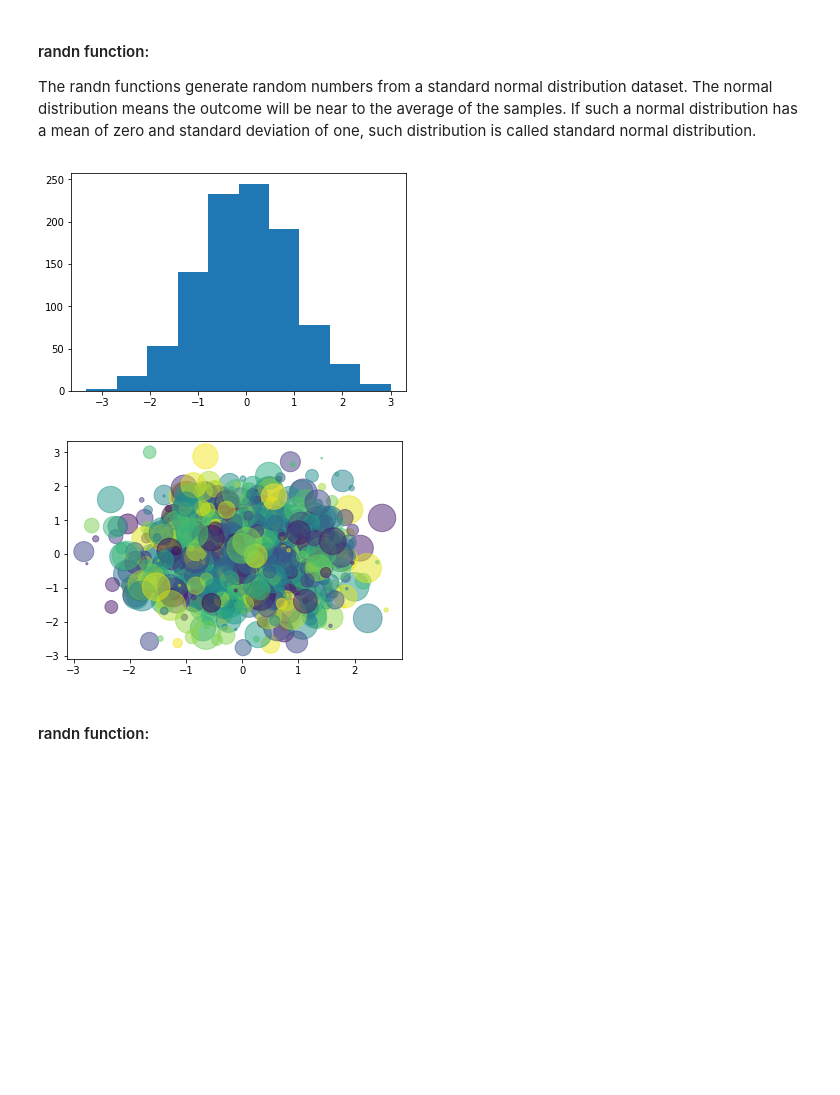
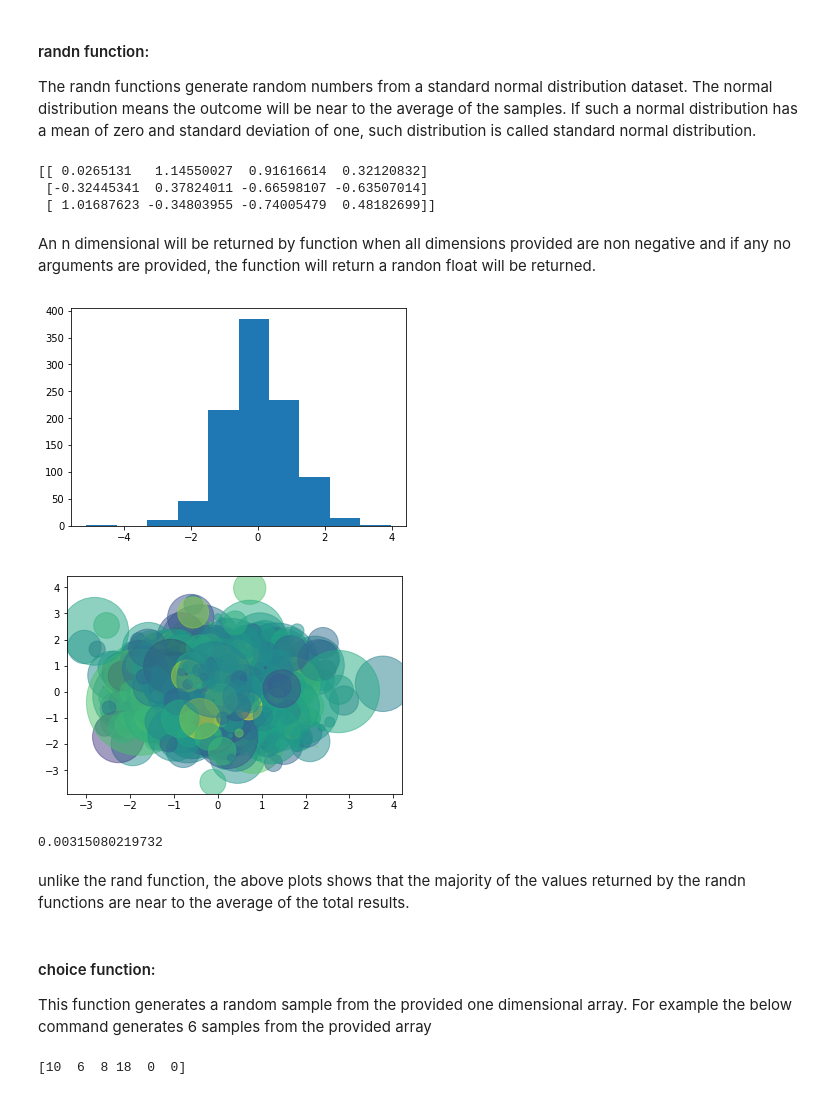
Before and after one commit to shammas012/NumpyRandom, a Jupyter notebook: NumpyRandomPackage.ipynb, the cells around one changed output. Drawn from its saved outputs; the diff is of its cells as text; code cells hidden in the pictures; blank space fills up the shorter version.

```diff
--- a/NumpyRandomPackage.ipynb
+++ b/NumpyRandomPackage.ipynb
@@ -51,18 +51,38 @@ plt.show()
 # %% [markdown]
 #### randn function:
 The randn functions generate random numbers from a standard normal distribution dataset. The normal distribution means the outcome will be near to the average of the samples. If such a normal distribution has a mean of zero and standard deviation of one, such distribution is called standard normal distribution.
+# %%
+print(rn.randn(3,4))
+# %% [output]
+[[ 0.0265131   1.14550027  0.91616614  0.32120832]
+ [-0.32445341  0.37824011 -0.66598107 -0.63507014]
+ [ 1.01687623 -0.34803955 -0.74005479  0.48182699]]
+# %% [markdown]
+An n dimensional will be returned by function when all dimensions provided are non negative and if any no arguments are provided, the function will return a randon float will be returned.
 # %%
-plt.plot(rm.randn(1000))
+plt.hist(rm.randn(1000))
 plt.show()
 # %% [output]
-[figure, old version]
+[figure, new version]
 # %%
 N = 1000
-colors = np.random.rand(N)
-area = (30 * np.random.rand(N))**2  # 0 to 15 point radii
+colors = rm.randn(N)
+area = (30 * rm.randn(N))**2
 plt.scatter(rm.randn(N), rm.randn(N), s=area, c=colors, alpha=0.5)
 plt.show()
 # %% [output]
-[figure, old version]
+[figure, new version]
-# %% [markdown]
-#### randn function:
+# %%
+print(np.mean(rm.randn(100000), dtype=np.float64)) # calculating mean using float64 is more accurate
+# %% [output]
+0.00315080219732
+# %% [markdown]
+unlike the rand function, the above plots shows that the majority of the values returned by the randn functions are near to the average of the total results.
+# %% [markdown]
+#### choice function:
+This function generates a random sample from the provided one dimensional array. For example the below command generates 6 samples from the provided array
+# %%
+print(rm.choice(np.arange(0,20,2),6,replace='True')) # arange creates an 1d array [0,2,4...16,18]
+                                                    #and choice function choose any six random items from the array
+# %% [output]
+[10  6  8 18  0  0]
```
Also changed, not shown: parts of 5 cells of this notebook.
